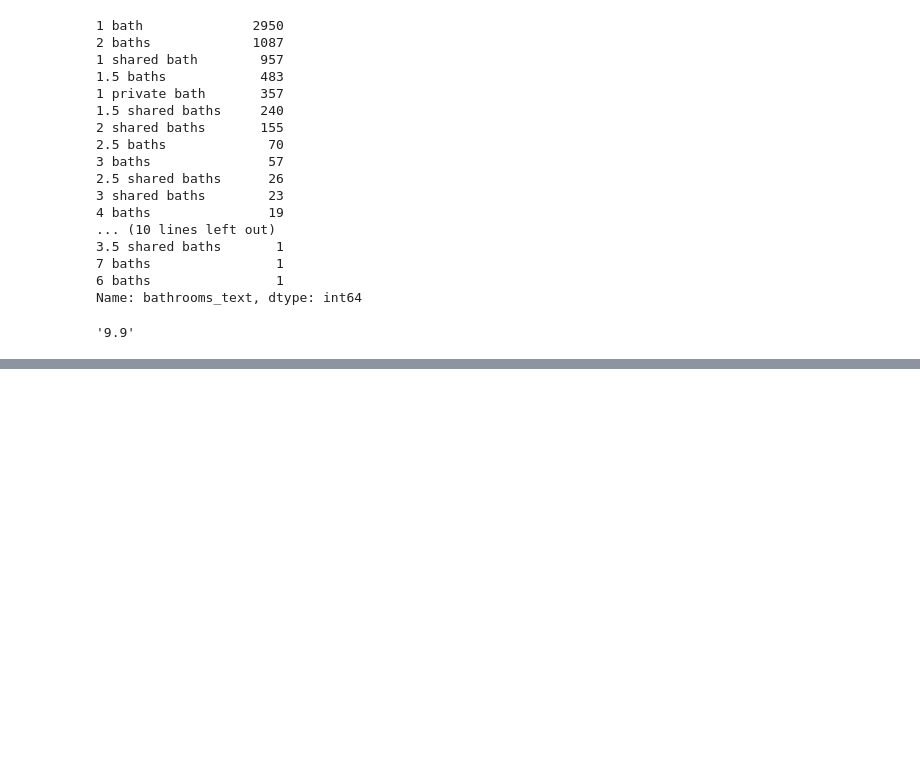
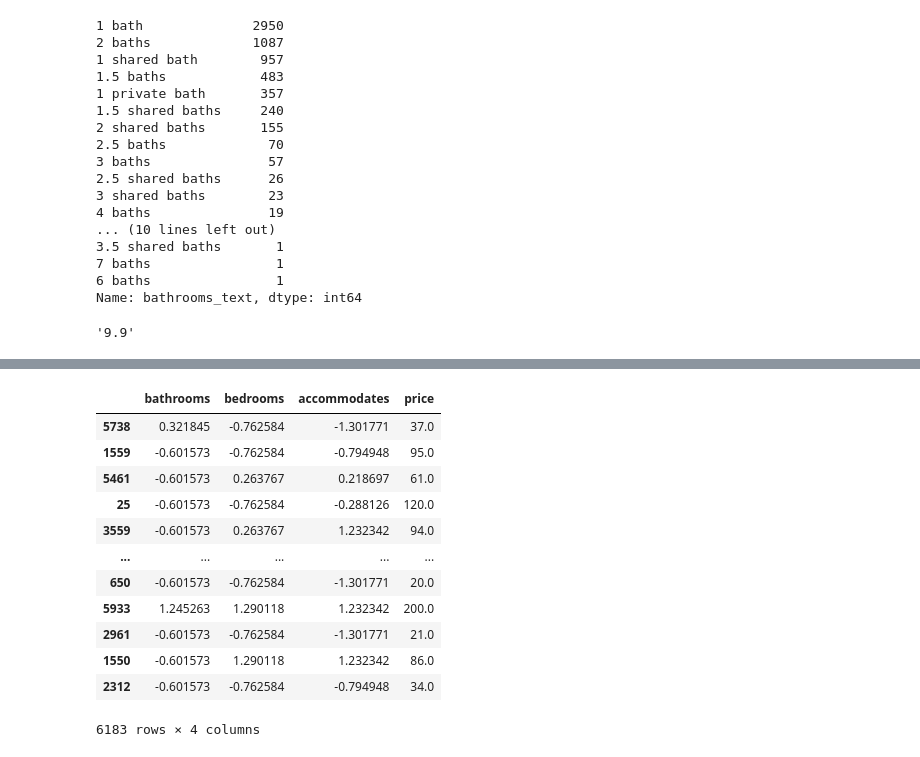
Before and after one commit to afoone/caipc-mar-2023, a Jupyter notebook: 05 - Multivariante.ipynb, the cells around one changed output, grey strips where cells are left out. Saved outputs shown, nothing was run; the diff lists cells and outputs as text; code cells hidden in the pictures; blank space fills up the shorter version.

```diff
--- a/05 - Multivariante.ipynb
+++ b/05 - Multivariante.ipynb
@@ -185,0 +208,4 @@ txt_to_number('9.9df')
+# %%
+df = valencia[['bathrooms', 'bedrooms', 'accommodates', 'price']].copy()
+# %%
+df = df.dropna()
@@ -185,0 +249,4 @@ txt_to_number('9.9df')
+# %%
+df_predictoras = df[['bathrooms', 'bedrooms', 'accommodates']]
+# %%
+df[['bathrooms', 'bedrooms', 'accommodates']] = (df_predictoras - df_predictoras.mean()) / df_predictoras.std()
@@ -185,0 +269,16 @@ txt_to_number('9.9df')
+# %%
+df
+# %% [output]
+|  | bathrooms | bedrooms | accommodates | price |
+| 5738 | 0.321845 | -0.762584 | -1.301771 | 37.0 |
+| 1559 | -0.601573 | -0.762584 | -0.794948 | 95.0 |
+| 5461 | -0.601573 | 0.263767 | 0.218697 | 61.0 |
+| 25 | -0.601573 | -0.762584 | -0.288126 | 120.0 |
+| 3559 | -0.601573 | 0.263767 | 1.232342 | 94.0 |
+| ... | ... | ... | ... | ... |
+| 650 | -0.601573 | -0.762584 | -1.301771 | 20.0 |
+| 5933 | 1.245263 | 1.290118 | 1.232342 | 200.0 |
+| 2961 | -0.601573 | -0.762584 | -1.301771 | 21.0 |
+| 1550 | -0.601573 | 1.290118 | 1.232342 | 86.0 |
+| 2312 | -0.601573 | -0.762584 | -0.794948 | 34.0 |
+6183 rows × 4 columns
```
Also changed, not shown: parts of 9 cells of this notebook.
